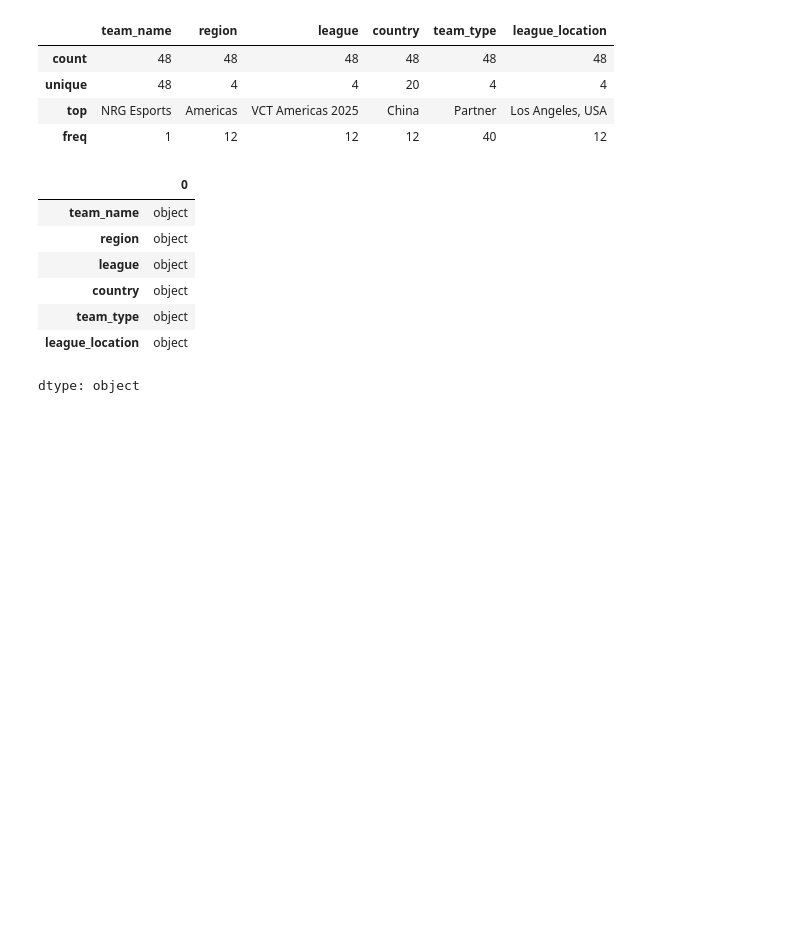
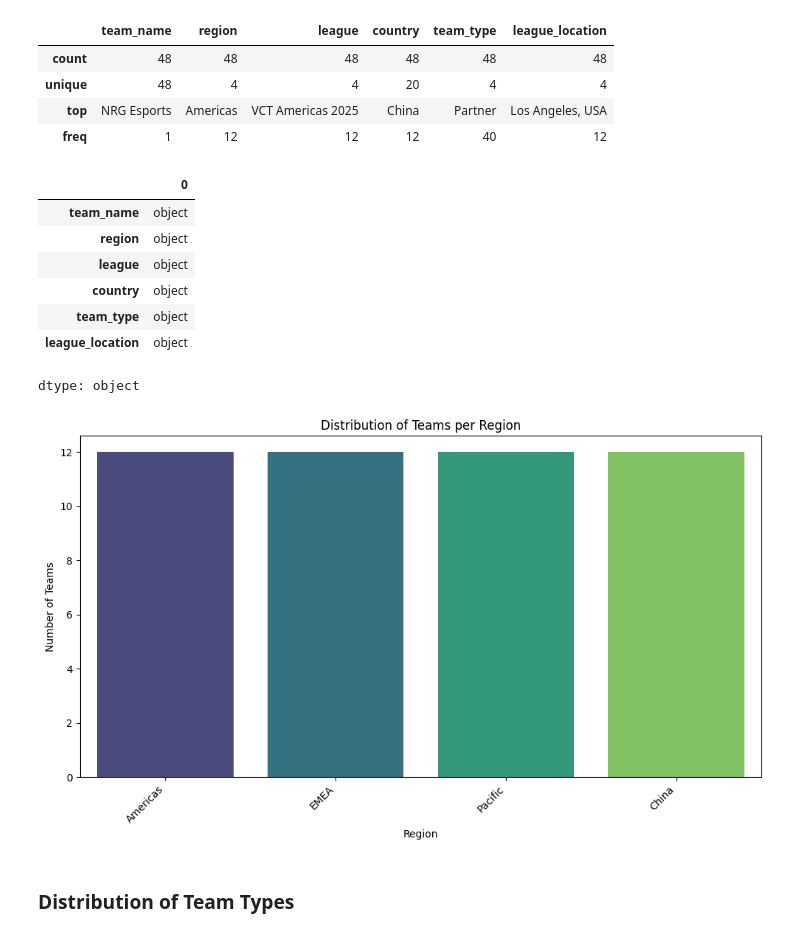
Before and after one commit to kxrrym03/VALORANT-Champions-Tour-2025, a Jupyter notebook: VALORANT_champions_2025.ipynb, the cells around one changed output. Cells and saved outputs as stored; diff of their text form; code cells hidden in the pictures; blank space fills up the shorter version.

```diff
--- a/VALORANT_champions_2025.ipynb
+++ b/VALORANT_champions_2025.ipynb
@@ -77,3 +78,17 @@ df.dtypes
 | team_type | object |
 | league_location | object |
 dtype: object
+# %%
+region_counts = df['region'].value_counts()
+plt.figure(figsize=(10, 6))
+sns.barplot(x=region_counts.index, y=region_counts.values, palette='viridis')
+plt.title('Distribution of Teams per Region')
+plt.xlabel('Region')
+plt.ylabel('Number of Teams')
+plt.xticks(rotation=45, ha='right')
+plt.tight_layout()
+plt.show()
+# %% [output]
+[figure, added]
+# %% [markdown]
+### Distribution of Team Types
```
Also changed, not shown: parts of 29 cells of this notebook.
